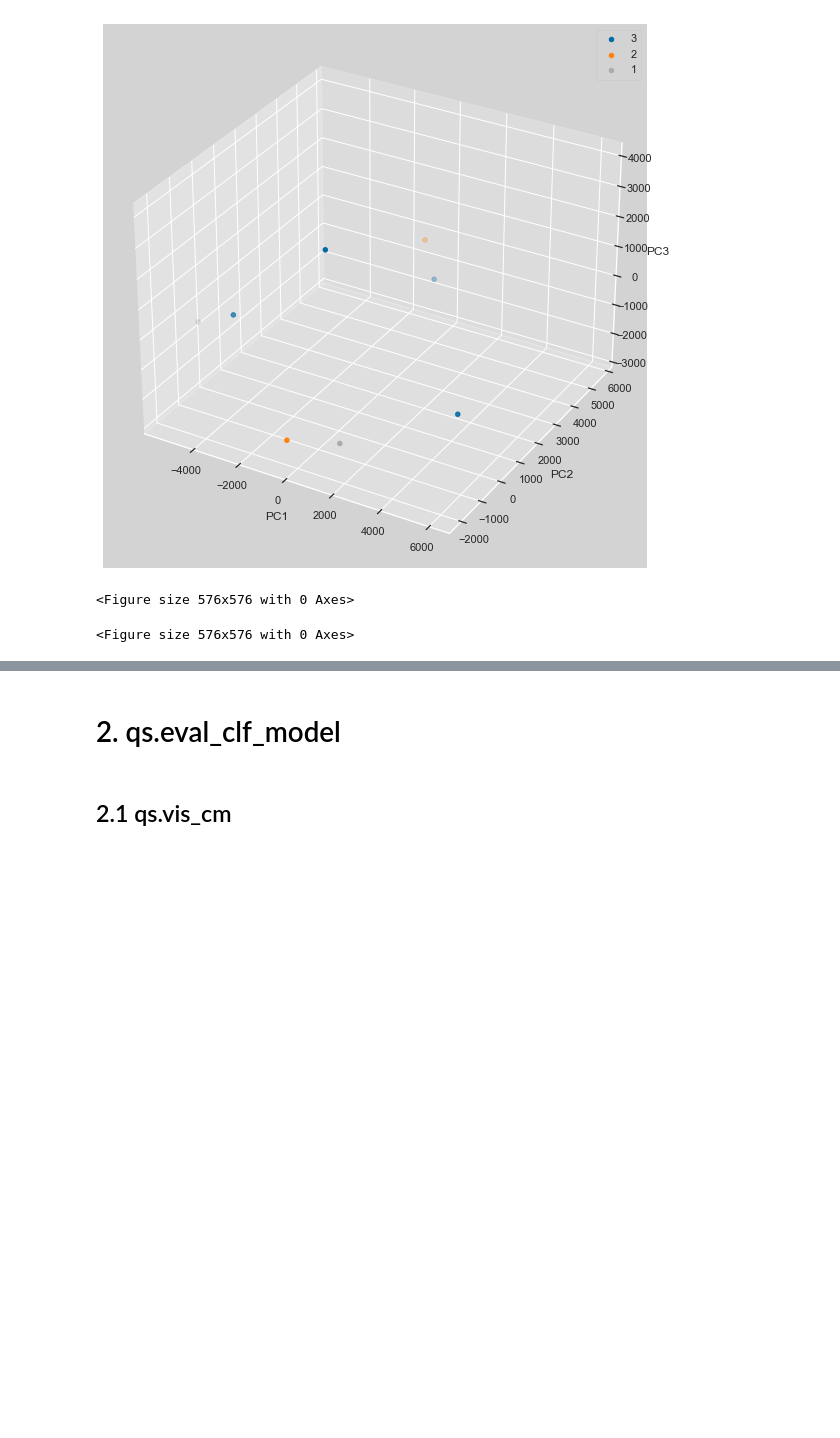
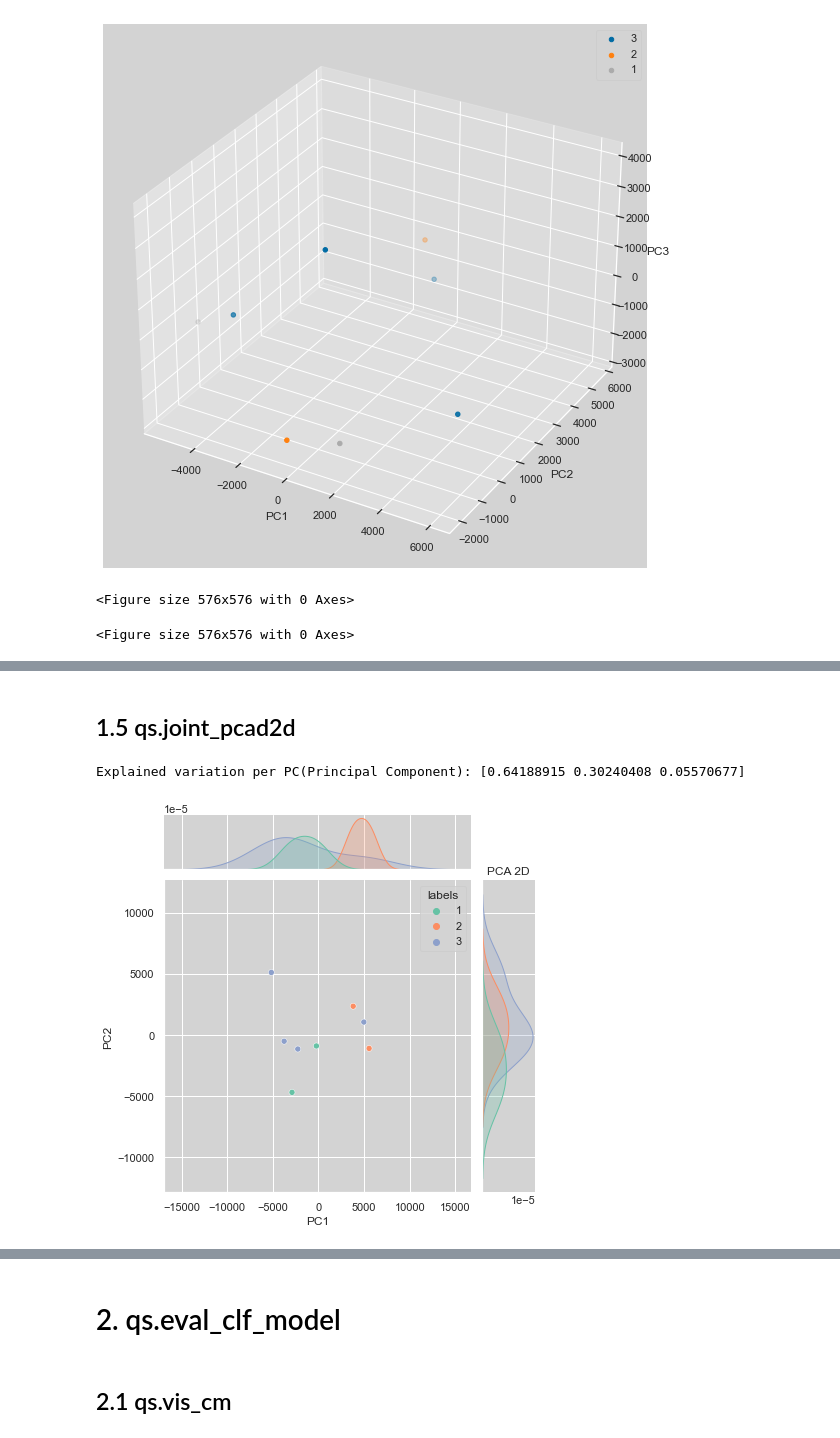
Before and after one commit to DSDanielPark/quick-show, a Jupyter notebook: tutorial/tutorial.ipynb, the cells around one changed output, grey strips where cells are left out. Saved outputs shown, nothing was run; the diff lists cells and outputs as text; code cells hidden in the pictures; blank space fills up the shorter version.

```diff
--- a/tutorial/tutorial.ipynb
+++ b/tutorial/tutorial.ipynb
@@ -99,0 +116,7 @@ Explained variation per PC(Principal Component): [0.47976006 0.32388612 0.196353
+# %% [markdown]
+## 1.5 qs.joint_pcad2d
+# %%
+return_df = qs.joint_pca2d(df, 'values', 'labels', None, 'fig5.png')
+# %% [output]
+Explained variation per PC(Principal Component): [0.64188915 0.30240408 0.05570677]
+[figure, added]
```
Also changed, not shown: parts of 8 cells of this notebook, 2 other files.
